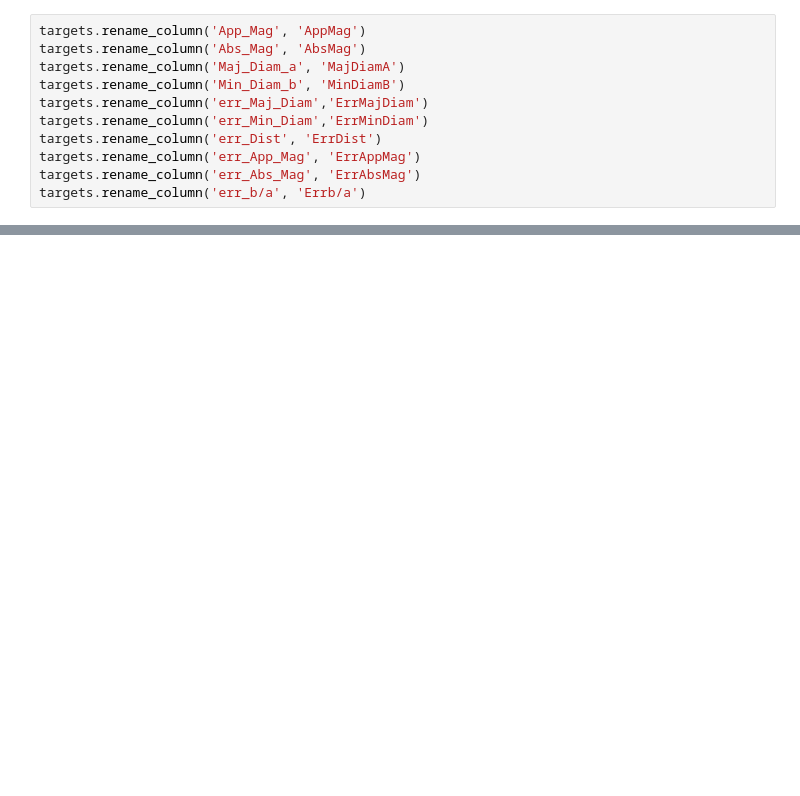
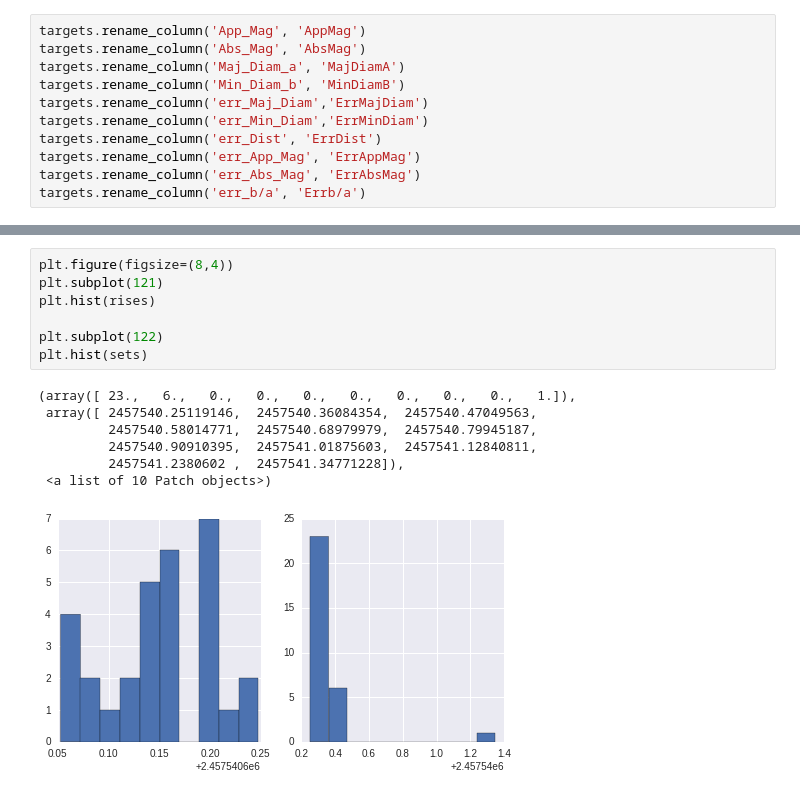
Before and after one commit to BrunoSanchez/alertreport, a Jupyter notebook: tools_test.ipynb, the cells around one changed output, grey strips where cells are left out. Saved outputs shown, nothing was run; the diff lists cells and outputs as text; blank space fills up the shorter version.

```diff
--- a/tools_test.ipynb
+++ b/tools_test.ipynb
@@ -353,0 +412,15 @@ top_targets
+# %%
+plt.figure(figsize=(8,4))
+plt.subplot(121)
+plt.hist(rises)
+
+plt.subplot(122)
+plt.hist(sets)
+# %% [output]
+(array([ 23.,   6.,   0.,   0.,   0.,   0.,   0.,   0.,   0.,   1.]),
+ array([ 2457540.25119146,  2457540.36084354,  2457540.47049563,
+         2457540.58014771,  2457540.68979979,  2457540.79945187,
+         2457540.90910395,  2457541.01875603,  2457541.12840811,
+         2457541.2380602 ,  2457541.34771228]),
+ <a list of 10 Patch objects>)
+[figure, added]
```
Also changed, not shown: parts of 33 cells of this notebook.
